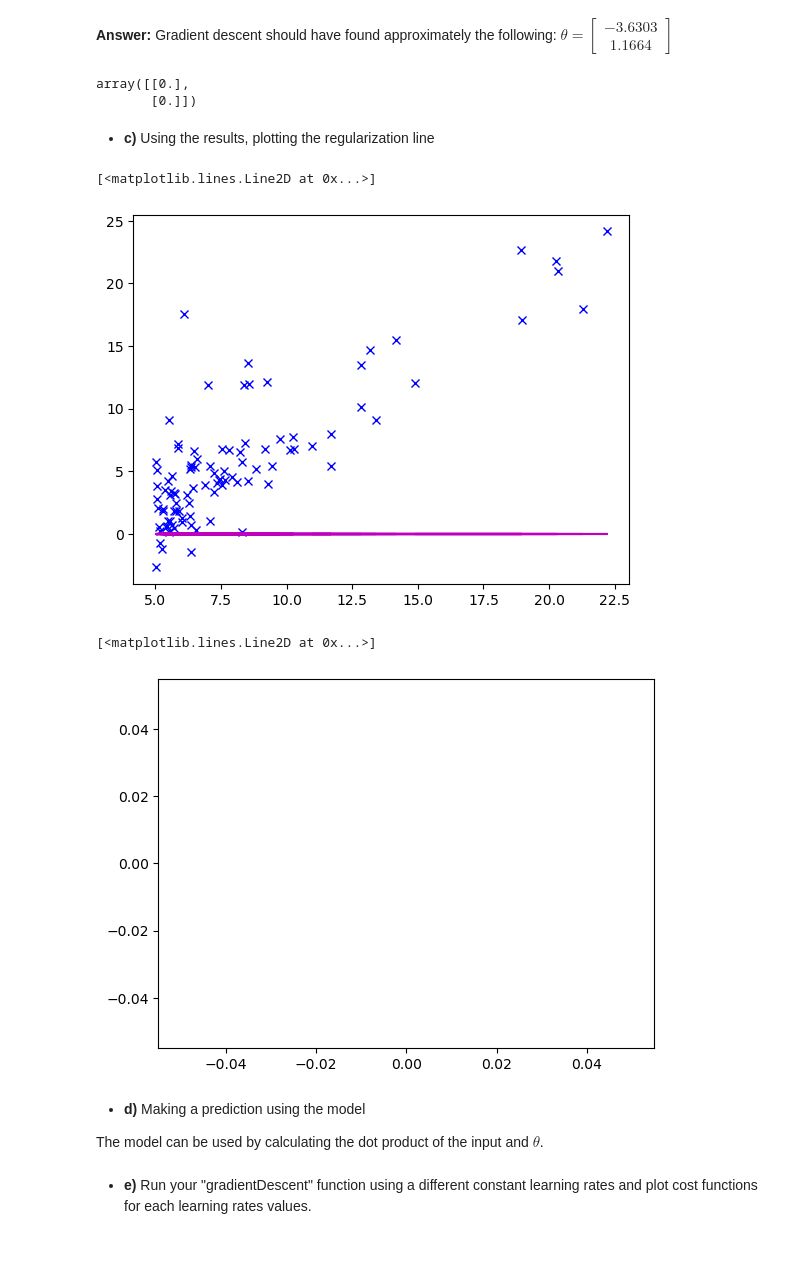
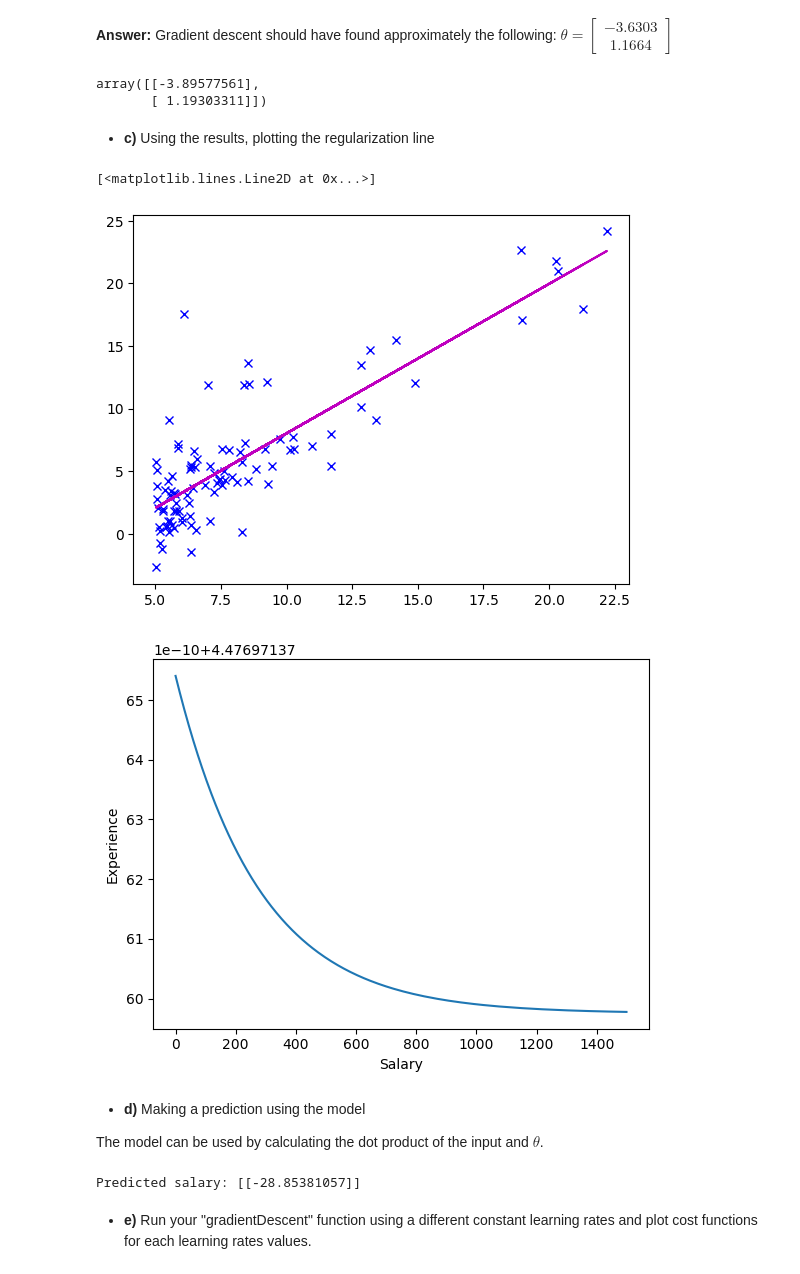
Before and after one commit to keskinEvren/intro2ML-homework, a Jupyter notebook: BLM19462E_HW2/BLM19462E_Hw2-Q2.ipynb, the cells around one changed output. Saved outputs shown, nothing was run; the diff lists cells and outputs as text; code cells hidden in the pictures.

```diff
--- a/BLM19462E_HW2/BLM19462E_Hw2-Q2.ipynb
+++ b/BLM19462E_HW2/BLM19462E_Hw2-Q2.ipynb
@@ -73,6 +75,13 @@ $\theta = \frac{1}{2n}(X\theta - \vec{y})^T(X\theta-\vec{y})$
  - **a)** Implement a vectorized implementation of the cost function.
 # %%
 def costFunction(X, y, theta):
-    """ Computes the cost of using theta as the parameter for linear ression to fit the data in X and y. """
+    """ Computes the cost of using theta as the parameter for linear regression to fit the data in X and y. """
+    m = len(y)
+    h = [np.dot(x, theta) for x in X]
+    squared_error = [(h_i - y_i) ** 2 for h_i, y_i in zip(h, y)]
+    J = (1 / (2 * m)) * sum(squared_error)
+    return J
 
-    return 0
+theta_test = np.array([[0], [0]])
+cost = costFunction(X, y, theta_test)
+print(f"Cost with theta [0, 0]: {cost}")
@@ -101,7 +112,23 @@ def gradientDescent(X, y, theta, alpha, iterations):
     """ Performs gradient descent to learn theta.
     Returns the found value for theta and the history of the cost function.
     """
-    J_history = []
+    m = len(y)  # Number of training examples
+    J_history = []  # To store the history of the cost function
+
+    for _ in range(iterations):
+
+        # Compute the hypothesis
+        h = np.dot(X, theta)
+
+        # Compute the error
+        error = h - y
+
+        gradient = (1 / m) * np.dot(X.T, error)
+
+        theta -= alpha * gradient
+        # cost function and append it to the history
+        J_history.append(costFunction(X, y, theta))
+
     return theta, J_history
 # %% [markdown]
 **Answer:**
@@ -114,8 +141,8 @@ iterations = 1500
 theta, J_history = gradientDescent(X, y, initialTheta, alpha, iterations)
 theta
 # %% [output]
-array([[0.],
-       [0.]])
+array([[-3.89577561],
+       [ 1.19303311]])
 # %% [markdown]
  - **c)** Using the results, plotting the regularization line
 # %%
@@ -123,15 +150,28 @@ plt.plot(X[:,1], y, 'bx', label='Training data')
 plt.plot(X[:,1], X.dot(theta), 'm-', label='Linear regression')
 # %% [output]
 [<matplotlib.lines.Line2D at 0x...>]
-[figure, old version]
+[figure, new version]
 # %%
-plt.plot(J_history)
+plt.plot(J_history, label='Regularization line')
+
+plt.ylabel('Experience')
+plt.xlabel('Salary')
+plt.show()
 # %% [output]
-[<matplotlib.lines.Line2D at 0x...>]
-[figure, old version]
+[figure, new version]
 # %% [markdown]
  - **d)** Making a prediction using the model
 
 The model can be used by calculating the dot product of the input and $\theta$.
+# %%
+def predict(X, theta):
+    """Makes predictions using the linear regression model."""
+    return np.dot(X, theta)
+
+X_new = np.array([[12, 15]])
+predicted_salary = predict(X_new, theta)
+print("Predicted salary:", predicted_salary)
+# %% [output]
+Predicted salary: [[-28.85381057]]
 # %% [markdown]
  - **e)** Run your "gradientDescent" function using a different constant learning rates and plot cost functions for each learning rates values.
```
Also changed, not shown: parts of 5 cells of this notebook.
